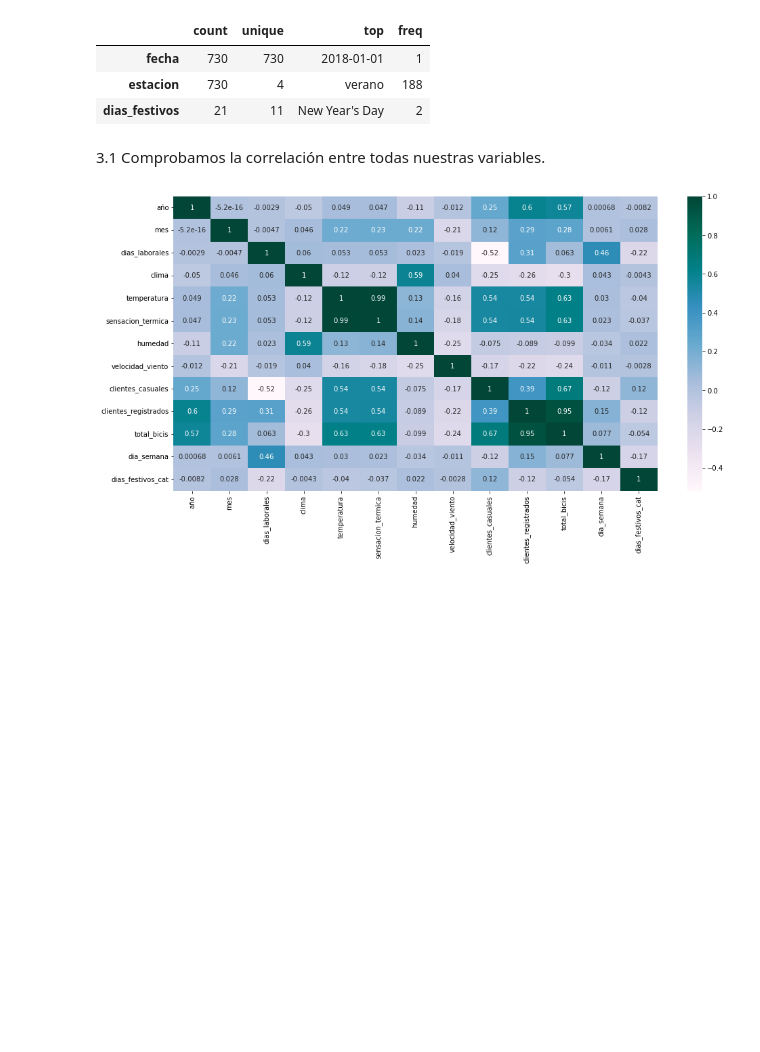
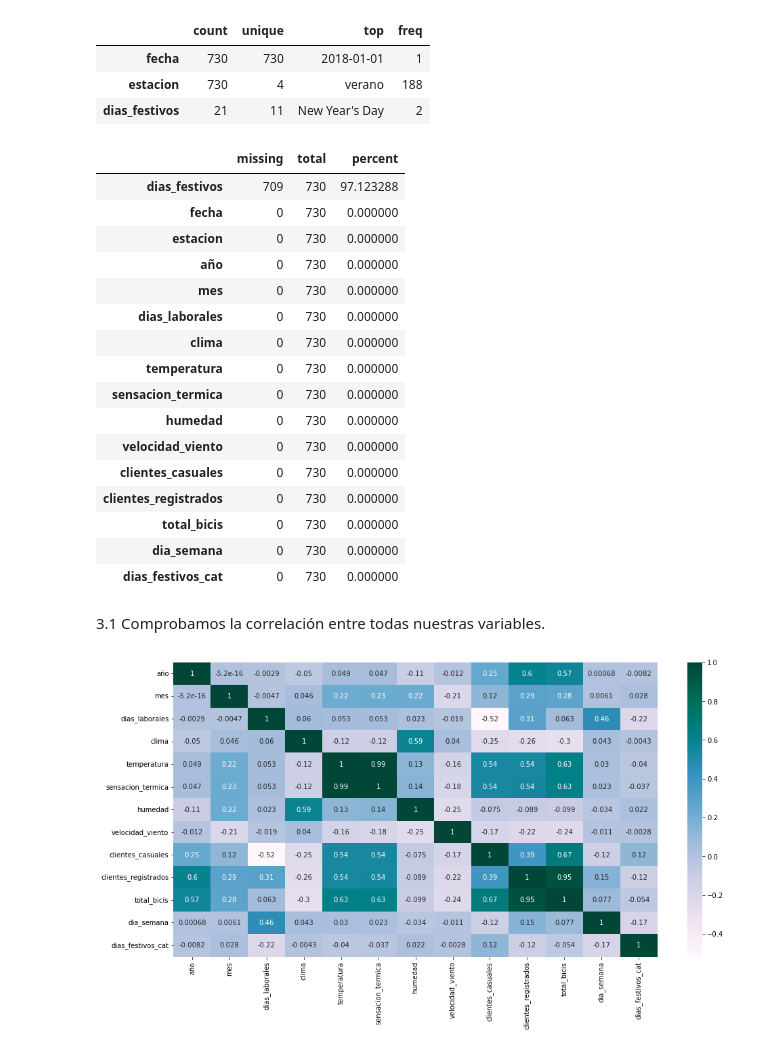
Before and after one commit to Adalab/project-da-promo-c-module-3-team-3, a Jupyter notebook: notebooks/3-EDA-Regresion.ipynb, the cells around one changed output. Saved outputs shown, nothing was run; the diff lists cells and outputs as text; code cells hidden in the pictures; blank space fills up the shorter version.

```diff
--- a/notebooks/3-EDA-Regresion.ipynb
+++ b/notebooks/3-EDA-Regresion.ipynb
@@ -81,6 +87,26 @@ df.describe(include='object').T
 | fecha | 730 | 730 | 2018-01-01 | 1 |
 | estacion | 730 | 4 | verano | 188 |
 | dias_festivos | 21 | 11 | New Year's Day | 2 |
+# %%
+df.stb.missing()
+# %% [output]
+|  | missing | total | percent |
+| dias_festivos | 709 | 730 | 97.123288 |
+| fecha | 0 | 730 | 0.000000 |
+| estacion | 0 | 730 | 0.000000 |
+| año | 0 | 730 | 0.000000 |
+| mes | 0 | 730 | 0.000000 |
+| dias_laborales | 0 | 730 | 0.000000 |
+| clima | 0 | 730 | 0.000000 |
+| temperatura | 0 | 730 | 0.000000 |
+| sensacion_termica | 0 | 730 | 0.000000 |
+| humedad | 0 | 730 | 0.000000 |
+| velocidad_viento | 0 | 730 | 0.000000 |
+| clientes_casuales | 0 | 730 | 0.000000 |
+| clientes_registrados | 0 | 730 | 0.000000 |
+| total_bicis | 0 | 730 | 0.000000 |
+| dia_semana | 0 | 730 | 0.000000 |
+| dias_festivos_cat | 0 | 730 | 0.000000 |
 # %% [markdown]
 3.1 Comprobamos la correlación entre todas nuestras variables.
 # %%
```
Also changed, not shown: parts of 7 cells of this notebook, 2 other files.
